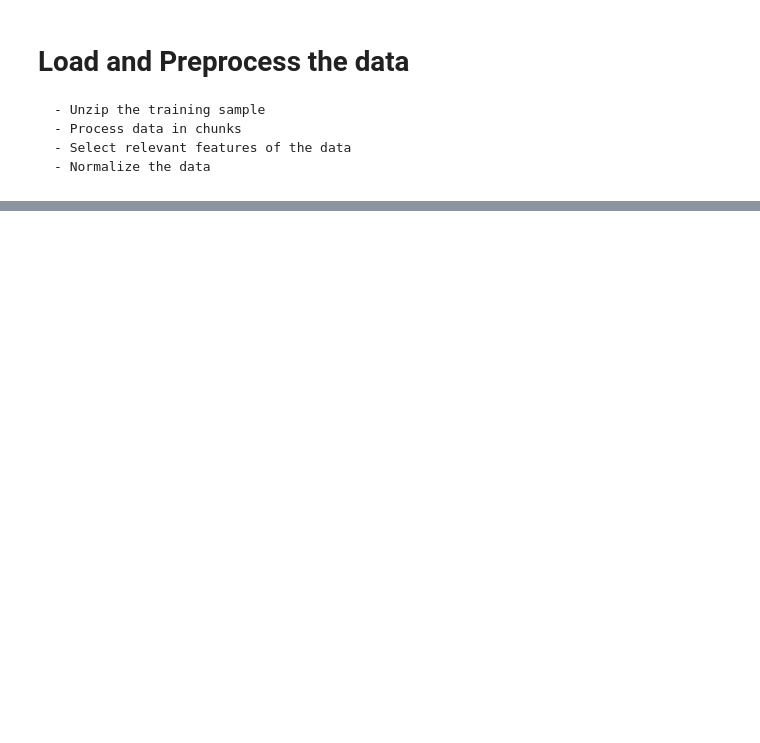
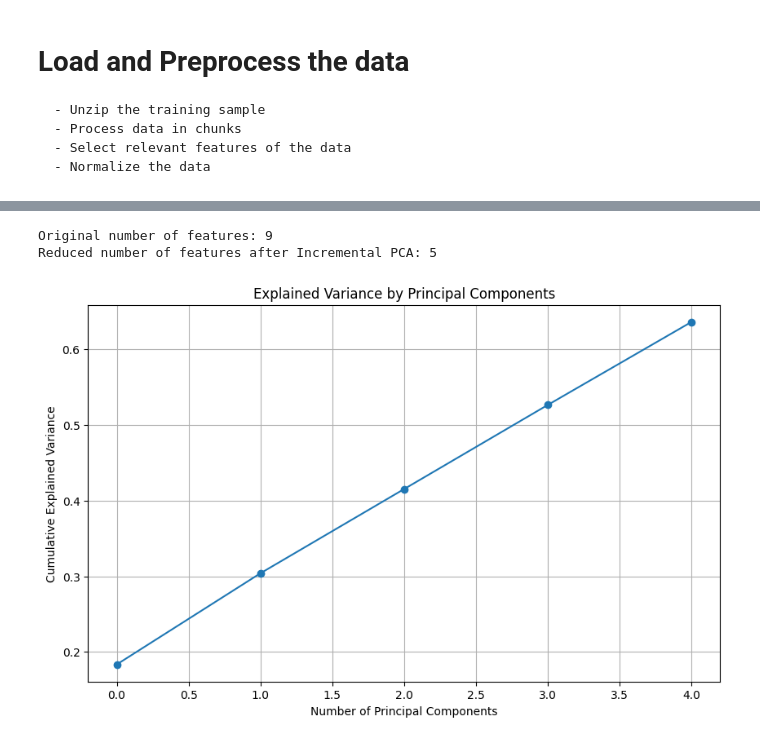
Before and after one commit to herormo/anomaly-detection-HEP, a Jupyter notebook: main.ipynb, the cells around one changed output, grey strips where cells are left out. Cells and saved outputs as stored; diff of their text form; code cells hidden in the pictures; blank space fills up the shorter version.

```diff
--- a/main.ipynb
+++ b/main.ipynb
@@ -115,0 +139,29 @@ tensor([[-0.3279, -0.0070, -1.4202,  ..., -1.1444, -1.1566, -0.7123],
+# %%
+from sklearn.decomposition import IncrementalPCA
+
+# Number of components must be less than the number of features
+n_components = 5  # Adjust this number based on your data and requirements
+batch_size = 1000  # Adjust based on memory capacity
+
+ipca = IncrementalPCA(n_components=n_components)
+
+for i in range(0, data_df.shape[0], batch_size):
+    ipca.partial_fit(data_df[i:i + batch_size])
+
+data_ipca = ipca.transform(data_df)
+
+print(f"Original number of features: {data_df.shape[1]}")
+print(f"Reduced number of features after Incremental PCA: {data_ipca.shape[1]}")
+
+# Visualize the explained variance ratio
+plt.figure(figsize=(10, 6))
+plt.plot(np.cumsum(ipca.explained_variance_ratio_), marker='o')
+plt.xlabel('Number of Principal Components')
+plt.ylabel('Cumulative Explained Variance')
+plt.title('Explained Variance by Principal Components')
+plt.grid(True)
+plt.show()
+# %% [output]
+Original number of features: 9
+Reduced number of features after Incremental PCA: 5
+[figure, added]
```
Also changed, not shown: parts of 23 cells of this notebook, 1 other file.
